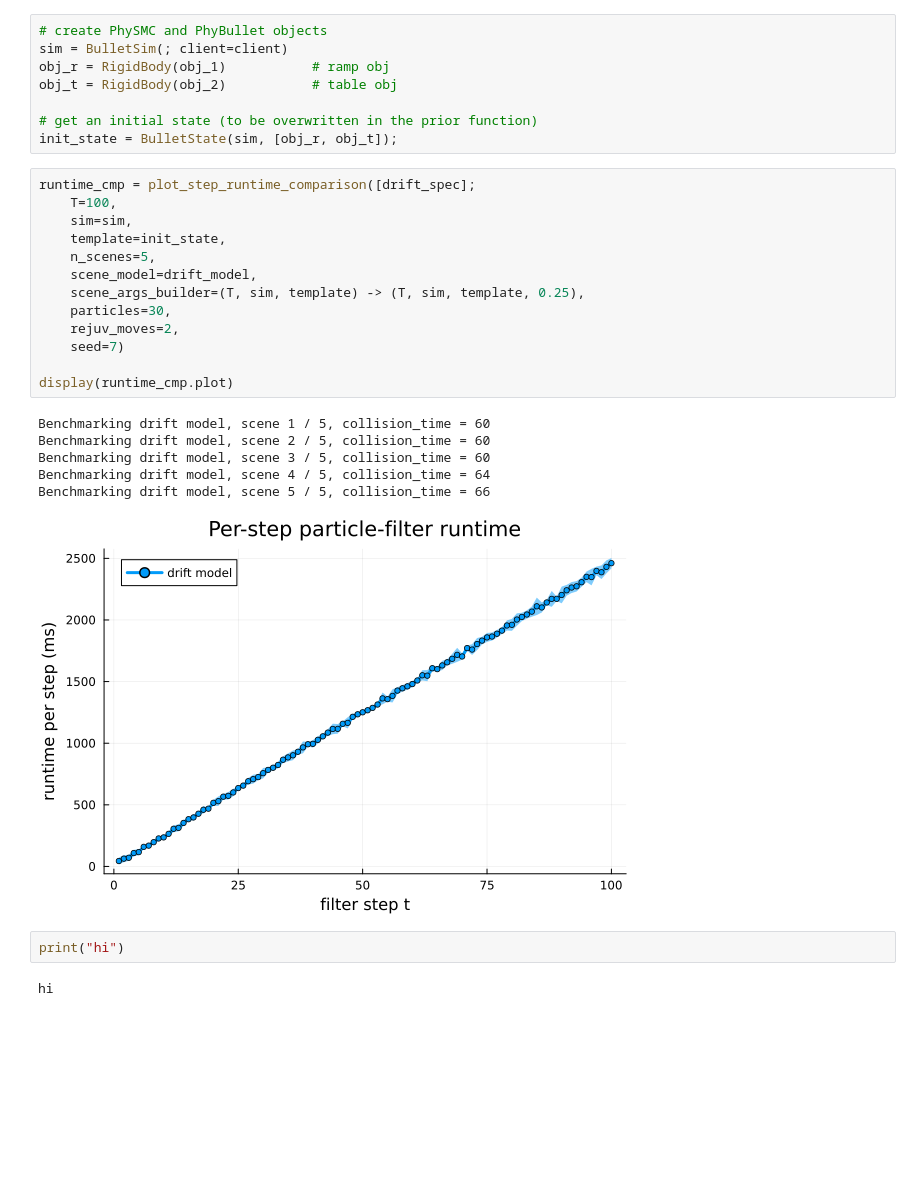
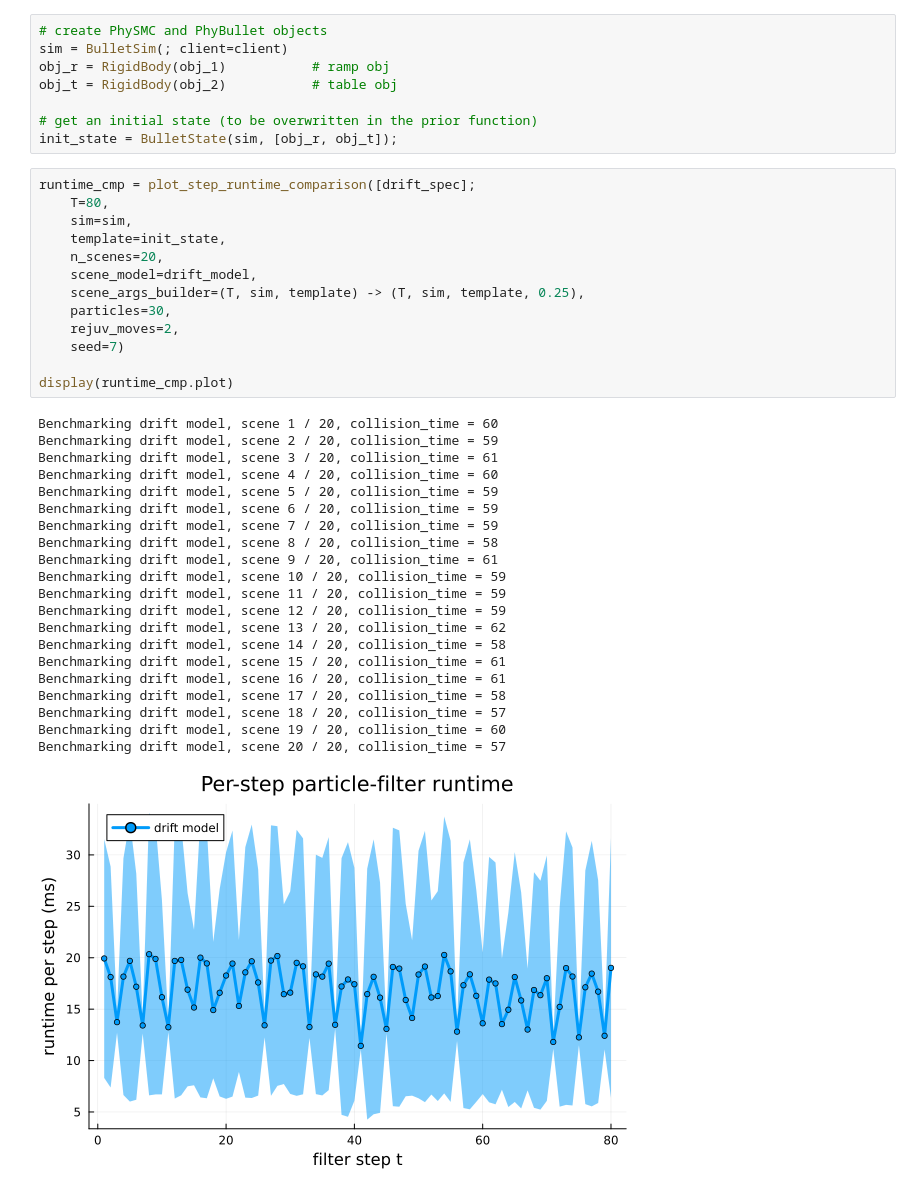
Before and after one commit to aryanagarwal1307/minimum-simulation-capsules, a Jupyter notebook: notebooks/drift_model.ipynb, the cells around one changed output. Saved outputs shown, nothing was run; the diff lists cells and outputs as text; blank space fills up the shorter version.

Commit message:
vis-drift

```diff
--- a/notebooks/drift_model.ipynb
+++ b/notebooks/drift_model.ipynb
@@ -731,25 +727,36 @@ obj_t = RigidBody(obj_2)           # table obj
 init_state = BulletState(sim, [obj_r, obj_t]);
 # %%
 runtime_cmp = plot_step_runtime_comparison([drift_spec];
-    T=100,
+    T=80,
     sim=sim,
     template=init_state,
-    n_scenes=5,
+    n_scenes=20,
     scene_model=drift_model,
     scene_args_builder=(T, sim, template) -> (T, sim, template, 0.25),
     particles=30,
     rejuv_moves=2,
     seed=7)
 
 display(runtime_cmp.plot)
 # %% [output]
-Benchmarking drift model, scene 1 / 5, collision_time = 60
-Benchmarking drift model, scene 2 / 5, collision_time = 60
-Benchmarking drift model, scene 3 / 5, collision_time = 60
-Benchmarking drift model, scene 4 / 5, collision_time = 64
-Benchmarking drift model, scene 5 / 5, collision_time = 66
+Benchmarking drift model, scene 1 / 20, collision_time = 60
+Benchmarking drift model, scene 2 / 20, collision_time = 59
+Benchmarking drift model, scene 3 / 20, collision_time = 61
+Benchmarking drift model, scene 4 / 20, collision_time = 60
+Benchmarking drift model, scene 5 / 20, collision_time = 59
+Benchmarking drift model, scene 6 / 20, collision_time = 59
+Benchmarking drift model, scene 7 / 20, collision_time = 59
+Benchmarking drift model, scene 8 / 20, collision_time = 58
+Benchmarking drift model, scene 9 / 20, collision_time = 61
+Benchmarking drift model, scene 10 / 20, collision_time = 59
+Benchmarking drift model, scene 11 / 20, collision_time = 59
+Benchmarking drift model, scene 12 / 20, collision_time = 59
+Benchmarking drift model, scene 13 / 20, collision_time = 62
+Benchmarking drift model, scene 14 / 20, collision_time = 58
+Benchmarking drift model, scene 15 / 20, collision_time = 61
+Benchmarking drift model, scene 16 / 20, collision_time = 61
+Benchmarking drift model, scene 17 / 20, collision_time = 58
+Benchmarking drift model, scene 18 / 20, collision_time = 57
+Benchmarking drift model, scene 19 / 20, collision_time = 60
+Benchmarking drift model, scene 20 / 20, collision_time = 57
-[figure, old version]
+[figure, new version]
-# %%
-print("hi")
-# %% [output]
-hi
```
Also changed, not shown: parts of 4 cells of this notebook.
